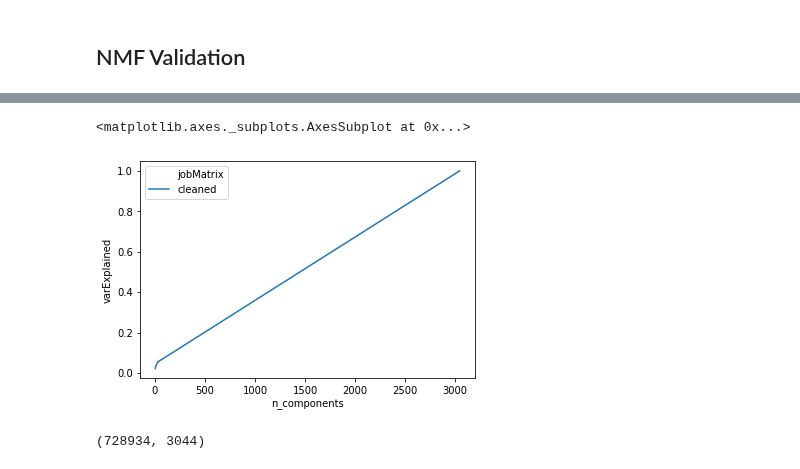
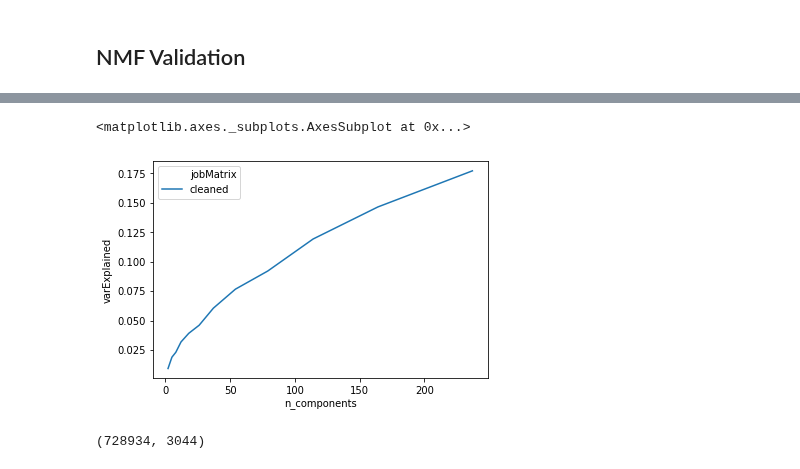
Before and after one commit to nataliavelez/OneHourOneLife, a Jupyter notebook: jobspace/nmf.ipynb, the cells around one changed output, grey strips where cells are left out. Drawn from its saved outputs; the diff is of its cells as text; code cells hidden in the pictures.

Commit message:
ready to rerun validation

```diff
--- a/jobspace/nmf.ipynb
+++ b/jobspace/nmf.ipynb
@@ -505,10 +502,8 @@ nmfValidation
-# %%
-nmfValidation = nmfValidation.append({'n_components':3044, 'varExplained':1, 'jobMatrix':'cleaned'}, ignore_index=True)
 # %%
-sns.barplot(x = "n_components", y = "varExplained", hue = "jobMatrix", data =nmfValidation)
+sns.lineplot(x = "n_components", y = "varExplained", hue = "jobMatrix", data =nmfValidation)
 # %% [output]
 <matplotlib.axes._subplots.AxesSubplot at 0x...>
-[figure, old version]
+[figure, new version]
 # %%
  mat_id = list(db.tfidf_matrix.files.find())[db.tfidf_matrix.files.find().count()-1]['_id'] #get id
 # %%
```
Also changed, not shown: parts of 1 cell of this notebook, 2 other files.
